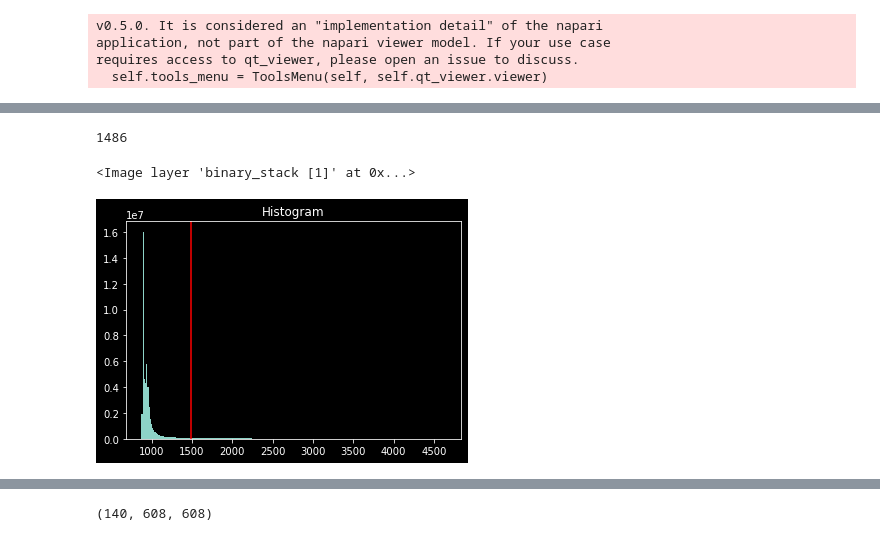
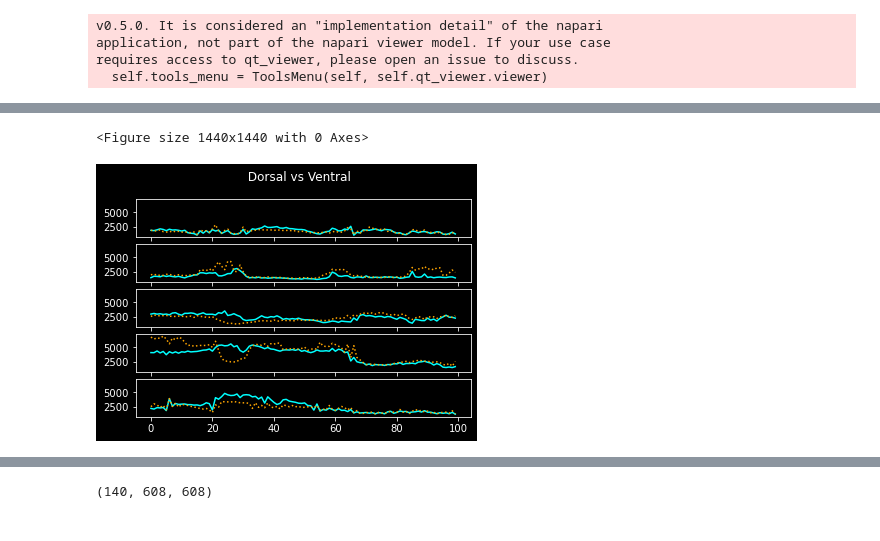
Before and after one commit to SaraLab-Group/m25-napari, a Jupyter notebook: notebooks/test_skeleton.ipynb, the cells around one changed output, grey strips where cells are left out. Saved outputs shown, nothing was run; the diff lists cells and outputs as text; code cells hidden in the pictures.

```diff
--- a/notebooks/test_skeleton.ipynb
+++ b/notebooks/test_skeleton.ipynb
@@ -119,15 +259,27 @@ viewer.add_image(crop_stack_gauss)
+# %%
+plt.figure(figsize=(20,20))
+n=5
+fig ,axs = plt.subplots(n,sharex=True,sharey=True)
+fig.suptitle(" Dorsal vs Ventral")
+s=1 #0-mean,1,max,2 sum
+box_id = 10
+
+for i,val in enumerate(np.linspace(0,49,n,dtype=np.uint8)):
+    axs[i].plot(r_ventral[:,val,s], label='ventral', linestyle='-',color='cyan')
+    axs[i].plot(r_dorsal[:,val,s], label='dorsal', linestyle=':',color='orange')
+
+# fig.show()
+# %% [output]
+<Figure size 1440x1440 with 0 Axes>
+[figure, added]
 # %%
-from skimage.filters import threshold_otsu, threshold_yen
+# from skimage.filters import threshold_otsu, threshold_yen
 
-thresh_otsu = threshold_otsu(crop_stack_gauss)
-#Ended up tunning the threshold to a higher value
-binary_stack = crop_stack_gauss > 1600
-print(thresh_otsu)
-plt.hist(crop_stack_gauss.ravel(), bins=256)
-plt.title('Histogram')
-plt.axvline(thresh_otsu, color='r')
-viewer.add_image(binary_stack)
+# thresh_otsu = threshold_otsu(crop_stack_gauss)
+# #Ended up tunning the threshold to a higher value
+# binary_stack = crop_stack_gauss > 660
+# print(thresh_otsu)
+# plt.hist(crop_stack_gauss.ravel(), bins=256)
+# plt.title('Histogram')
+# plt.axvline(thresh_otsu, color='r')
+# viewer.add_image(binary_stack)
-# %% [output]
-1486
-<Image layer 'binary_stack [1]' at 0x...>
-[figure, removed]
```
Also changed, not shown: parts of 38 cells of this notebook.
